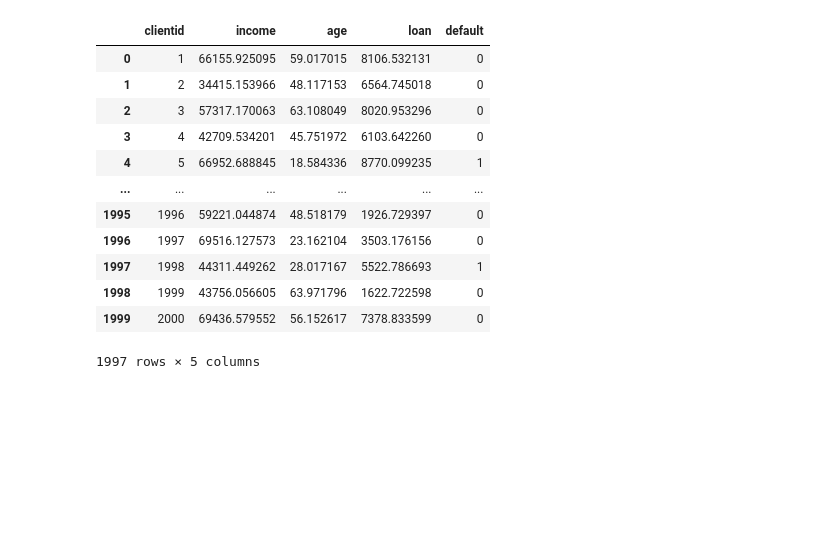
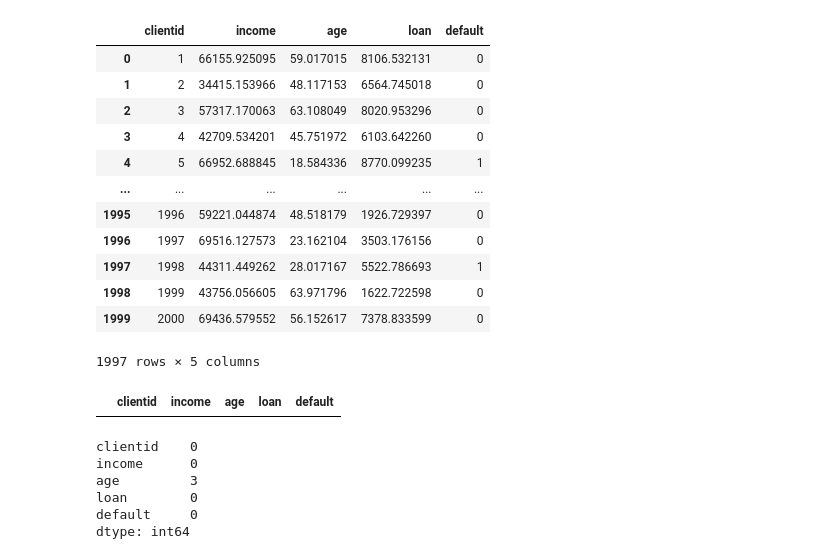
Before and after one commit to henricobela/Python, a Jupyter notebook: Studies/ml_with_py_a_to_z/preprocessing_module/importing_libs.ipynb, the cells around one changed output. Cells and saved outputs as stored; diff of their text form; code cells hidden in the pictures; blank space fills up the shorter version.

```diff
--- a/Studies/ml_with_py_a_to_z/preprocessing_module/importing_libs.ipynb
+++ b/Studies/ml_with_py_a_to_z/preprocessing_module/importing_libs.ipynb
@@ -193,3 +193,16 @@ base_credit_clean
 | 1998 | 1999 | 43756.056605 | 63.971796 | 1622.722598 | 0 |
 | 1999 | 2000 | 69436.579552 | 56.152617 | 7378.833599 | 0 |
 1997 rows × 5 columns
+# %%
+base_credit_clean.loc[base_credit_clean["age"] < 0]
+# %% [output]
+|  | clientid | income | age | loan | default |
+# %%
+base_credit_clean.isnull().sum()
+# %% [output]
+clientid    0
+income      0
+age         3
+loan        0
+default     0
+dtype: int64
```
Also changed, not shown: parts of 4 cells of this notebook.
